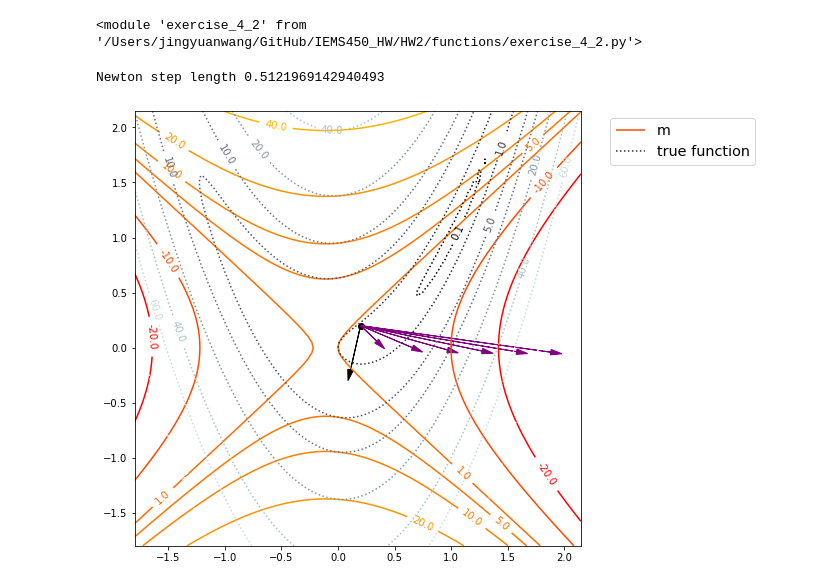
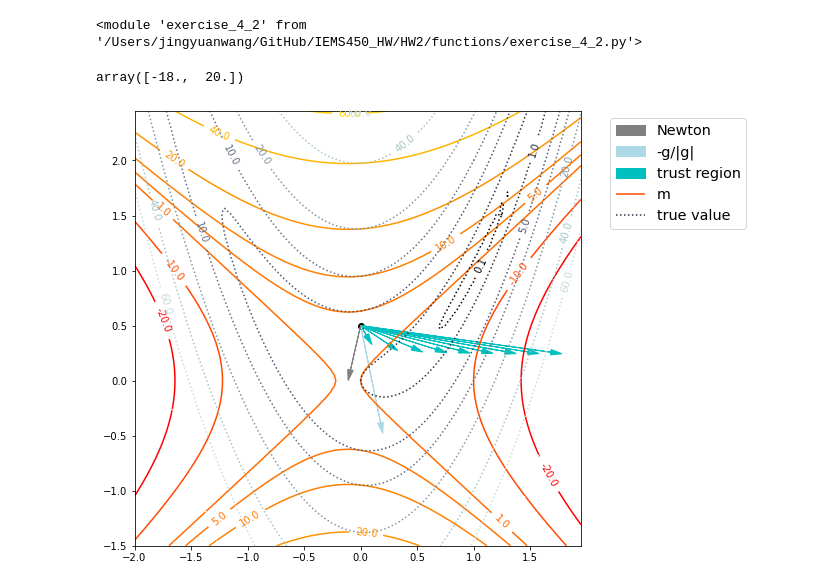
Before and after one commit to JingyuanWang/IEMS450_HW, a Jupyter notebook: HW2/HW2 4.1.ipynb, the cells around one changed output. Drawn from its saved outputs; the diff is of its cells as text; code cells hidden in the pictures.

```diff
--- a/HW2/HW2 4.1.ipynb
+++ b/HW2/HW2 4.1.ipynb
@@ -27,24 +27,32 @@ x0 = np.array([0,0.5])
 # %%
 f = obj.f()
 m = obj.m(f, x=x0)
-# %%
-d0 = -m.der_x0
-#d0 = d0/np.linalg.norm(d0)
-
-d_newton = np.linalg.solve(m.H_x0, -m.der_x0)
-print('Newton step length {}'.format(np.linalg.norm(d_newton)) )
-#d1 = d1/np.linalg.norm(d1)
-# %% [output]
-Newton step length 0.5121969142940493
 # %%
-# steps for different delta
+# steepest descent
+d0 = -m.der_x0
+d0 = d0/np.linalg.norm(d0)
+
+# newton
+d_newton = np.linalg.solve(m.H_x0, -m.der_x0)
+print('Newton step length {}'.format(np.linalg.norm(d_newton)) )
+
+# steps for different delta: trust region
+import scipy.optimize as opt
 d_k = {}
 
-x0 = np.array([0.2,0.2])
-for i, Delta in enumerate( np.arange(0, 2, 0.3)[1:]):
+d_start = np.array([0.2,0.2])
+for i, Delta in enumerate( np.arange(0, 2, 0.2)[1:]):
     cons = ({'type': 'ineq', 'fun': lambda x:  -x[0]**2 - x[1]**2 + Delta**2 })
-    res=opt.minimize(m.value_step, x0, constraints=cons)
+    res=opt.minimize(m.value_step, d_start, jac=m.der_1st, hess=m.der_2nd,
+                     constraints=cons)
     d_k[i]= res.x
+
+del d_start
+# %%
+# check whether hession is PD
+np.linalg.eigvals(m.H_x0)
+# %% [output]
+array([-18.,  20.])
 # %%
 # plot
 import matplotlib.cm as cm
@@ -62,45 +70,45 @@ x = np.arange(x_min, x_max, delta)
 y = np.arange(y_min, y_max, delta)
 X, Y = np.meshgrid(x, y)
 
 Z=f.value( (X,Y) )
 Z_hat=m.value( X,Y )
 
 
 fig = plt.figure(figsize=(8,8))
 
 # 1. plot contour
 cs = plt.contour(X, Y, Z_hat, levels=[-20,-10,1, 5,10,20,40, 60,100], cmap='autumn'
                 , norm=colors.PowerNorm(gamma=1. / 2.))
 cs_true = plt.contour(X, Y, Z, levels=[0.1, 1, 5,10,20,40, 60,100], cmap='bone', linestyles='dotted'
                      , norm=colors.PowerNorm(gamma=1. / 3.))
 plt.scatter(x0[0], x0[1], color='black' )
 #plt.text(x0[0]+0.1, x0[1]-0.1, s='x', fontsize=20 )
 # labels
 plt.clabel(cs, inline=1, fontsize=10, fmt='%3.1f');
 plt.clabel(cs_true, inline=1, fontsize=10, fmt='%3.1f');
 cs.collections[1].set_label('m')
 cs_true.collections[1].set_label('true function')
 
-# 2. plot newton and steepest descent
-d = np.squeeze(d_newton)
-plt.arrow( x0[0], x0[1],
-           d[0], d[1], color='black', length_includes_head=True,
-          head_width=0.05, head_length=0.1, label='Newton')
-
-#d = np.squeeze(d0)
-#plt.arrow( x0[0], x0[1],
-#           d[0], d[1], color='purple', length_includes_head=True,
-#          head_width=0.05, head_length=0.1)
-
+# 2. plot newton and steepest descent， trust region
 for i,d in d_k.items():
-    plt.arrow( x0[0], x0[1],
-           d[0], d[1], color='purple', length_includes_head=True,
+    a = plt.arrow( x0[0], x0[1],
+           d[0], d[1], color='c', length_includes_head=True,
           head_width=0.05, head_length=0.1)
 
+d  = np.squeeze(d0)
+sd = plt.arrow( x0[0], x0[1],
+           d[0], d[1], color='lightblue', length_includes_head=True,
+          head_width=0.05, head_length=0.1)
+d  = np.squeeze(d_newton)
+nt = plt.arrow( x0[0], x0[1],
+           d[0], d[1], color='gray', length_includes_head=True,
+          head_width=0.05, head_length=0.1)
 
 # legend
 fontP = FontProperties()
 fontP.set_size('x-large')
-plt.legend( bbox_to_anchor=(1.05, 1), loc='upper left', prop=fontP);
+plt.legend([nt,sd,a,cs.collections[1], cs_true.collections[1]], ['Newton','-g/|g|','trust region',
+                                                                 'm','true value'],
+           bbox_to_anchor=(1.05, 1), loc='upper left', prop=fontP);
 # %% [output]
-[figure, old version]
+[figure, new version]
```
Also changed, not shown: parts of 1 cell of this notebook, 1 other file.
